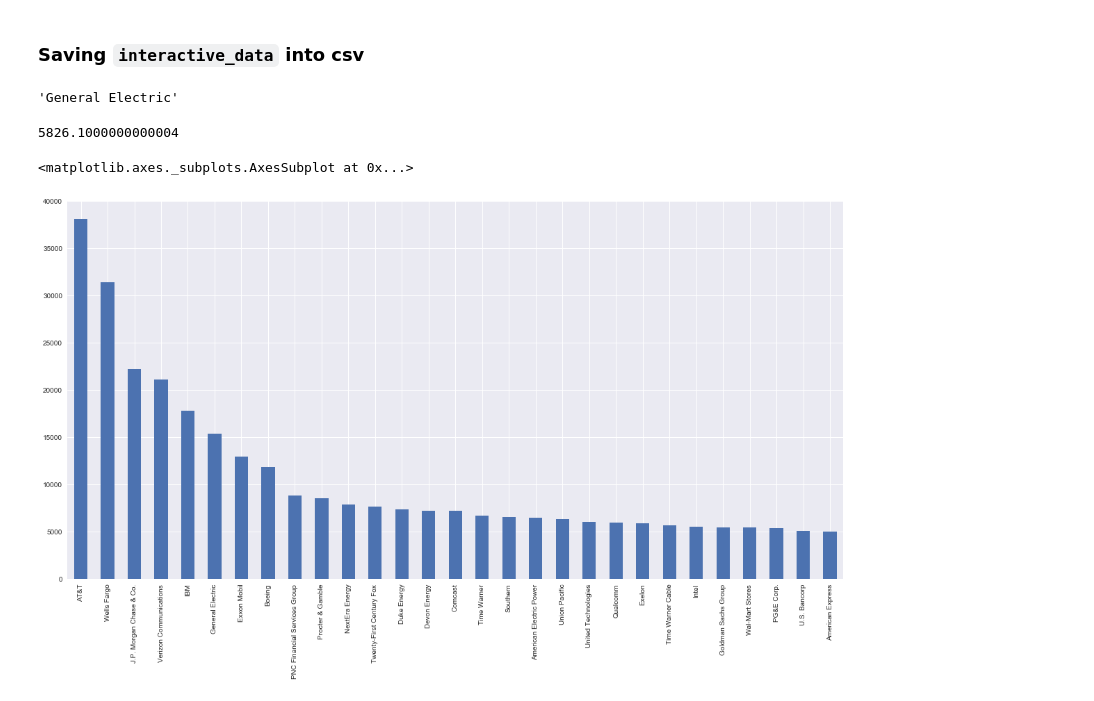
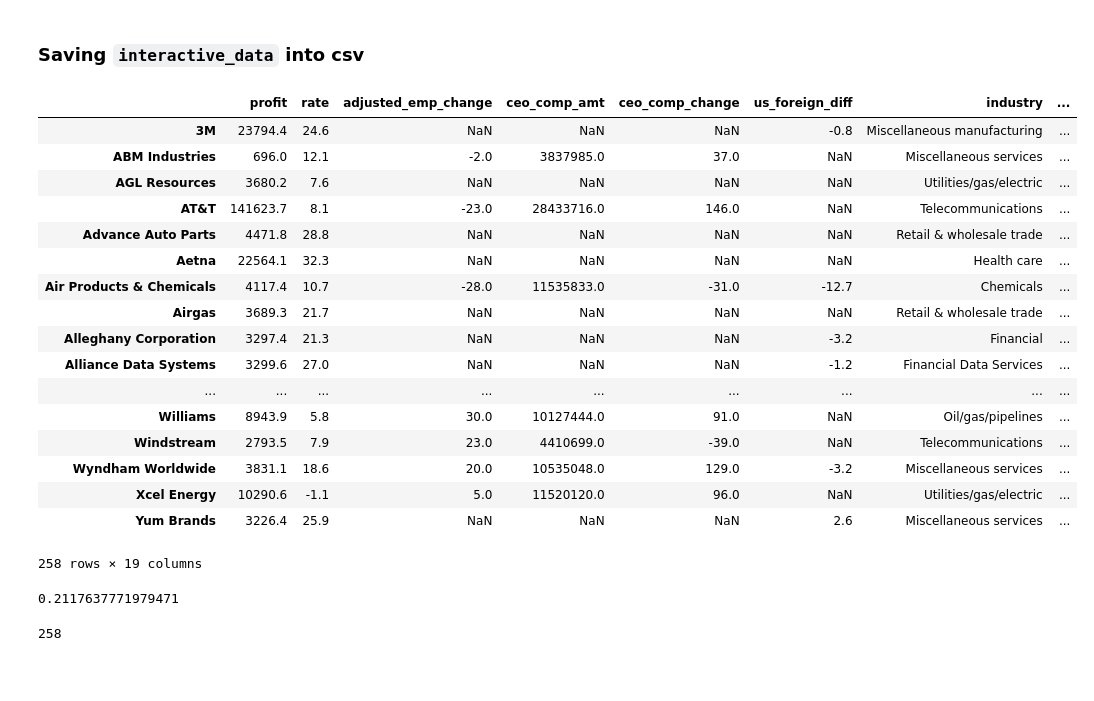
Before and after one commit to TheBatmanofButler/the-perfect-number, a Jupyter notebook: notebooks/Prototyping_Data.ipynb, the cells around one changed output. Drawn from its saved outputs; the diff is of its cells as text; code cells hidden in the pictures; blank space fills up the shorter version.

Commit message:
working on data bu

```diff
--- a/notebooks/Prototyping_Data.ipynb
+++ b/notebooks/Prototyping_Data.ipynb
@@ -45,7 +45,7 @@ itep_tax_rates.head()
 # %% [markdown]
 ### Transferred "U.S. Profits & U.S. Federal Income Taxes versus Foreign Profits & Foreign Income Taxes, 2008-15 for companies with foreign pretax profits at least 10% of total worldwide pretax profits, \$-million" table from Report B into `itep_foreign`
 # %%
-itep_foreign = pd.read_csv('../csv/report_data/itep_foreign.csv')
+itep_foreign = pd.read_csv('../public/csv/report_data/itep_foreign.csv')
 itep_foreign.columns = ['Company Name', 'US profit', 'US tax', 'US rate', 'Foreign profit', 'Foreign tax',
                           'Foreign rate', 'US rate - Foreign rate']
 itep_foreign.index = itep_foreign['Company Name']
@@ -62,7 +62,7 @@ itep_foreign.head()
 # %% [markdown]
 ### Transferred "3 Effective Federal Corporate Income Tax Rates on 258 Major Corporations, 2008–2015 by Industry" table from Report B into `itep_corp_indust`
 # %%
-itep_corp_indust = pd.read_csv('../csv/report_data/itep_corp_indust.csv')
+itep_corp_indust = pd.read_csv('../public/csv/report_data/itep_corp_indust.csv')
 itep_corp_indust.columns = ['Company Name', 'Industry']
 itep_corp_indust.index = itep_corp_indust['Company Name']
 itep_corp_indust.drop(itep_corp_indust.columns[0], axis = 1, inplace=True)
@@ -78,7 +78,7 @@ itep_corp_indust.head()
 # %% [markdown]
 ### Transferred industry categorization data from "100 Companies Paying Zero Tax or Less in at Least One Year, 2008–2015" table from Report B into `itep_zero_tax`
 # %%
-itep_zero_tax = pd.read_csv('../csv/report_data/itep_zero_tax.csv')
+itep_zero_tax = pd.read_csv('../public/csv/report_data/itep_zero_tax.csv')
 itep_zero_tax.columns = ['Company Name', 'Years with zero tax or less']
 itep_zero_tax.index = itep_zero_tax['Company Name']
 itep_zero_tax.drop(itep_zero_tax.columns[0], axis = 1, inplace=True)
@@ -94,7 +94,7 @@ itep_zero_tax.head()
 # %% [markdown]
 ### Transferred industry categorization data from "Company-By-Company Notes" from Report B into `itep_notes`
 # %%
-itep_notes = pd.read_csv('../csv/report_data/itep_notes.csv')
+itep_notes = pd.read_csv('../public/csv/report_data/itep_notes.csv')
 itep_notes.columns = ['Company Name', 'Note']
 itep_notes.index = itep_notes['Company Name']
 itep_notes.drop(itep_notes.columns[0], axis = 1, inplace=True)
@@ -444,13 +444,29 @@ interactive_data.to_csv('../csv/dv_data/interactive_data.csv', index_label='comp
-# %%
-master_table['Profit ($mil 2015)'].idxmin()
-# %% [output]
-'General Electric'
-# %%
-master_table.loc['General Electric']['Profit ($mil 2014)']
-# %% [output]
-5826.1000000000004
-# %%
-interactive_data[interactive_data['tax_break'] > 5000]['tax_break'].sort_values(ascending=False).plot(kind='bar')
-# %% [output]
-<matplotlib.axes._subplots.AxesSubplot at 0x...>
-[figure, removed]
+# %%
+interactive_data
+# %% [output]
+|  | profit | rate | adjusted_emp_change | ceo_comp_amt | ceo_comp_change | us_foreign_diff | industry | ... |
+| 3M | 23794.4 | 24.6 | NaN | NaN | NaN | -0.8 | Miscellaneous manufacturing | ... |
+| ABM Industries | 696.0 | 12.1 | -2.0 | 3837985.0 | 37.0 | NaN | Miscellaneous services | ... |
+| AGL Resources | 3680.2 | 7.6 | NaN | NaN | NaN | NaN | Utilities/gas/electric | ... |
+| AT&T | 141623.7 | 8.1 | -23.0 | 28433716.0 | 146.0 | NaN | Telecommunications | ... |
+| Advance Auto Parts | 4471.8 | 28.8 | NaN | NaN | NaN | NaN | Retail & wholesale trade | ... |
+| Aetna | 22564.1 | 32.3 | NaN | NaN | NaN | NaN | Health care | ... |
+| Air Products & Chemicals | 4117.4 | 10.7 | -28.0 | 11535833.0 | -31.0 | -12.7 | Chemicals | ... |
+| Airgas | 3689.3 | 21.7 | NaN | NaN | NaN | NaN | Retail & wholesale trade | ... |
+| Alleghany Corporation | 3297.4 | 21.3 | NaN | NaN | NaN | -3.2 | Financial | ... |
+| Alliance Data Systems | 3299.6 | 27.0 | NaN | NaN | NaN | -1.2 | Financial Data Services | ... |
+| ... | ... | ... | ... | ... | ... | ... | ... | ... |
+| Williams | 8943.9 | 5.8 | 30.0 | 10127444.0 | 91.0 | NaN | Oil/gas/pipelines | ... |
+| Windstream | 2793.5 | 7.9 | 23.0 | 4410699.0 | -39.0 | NaN | Telecommunications | ... |
+| Wyndham Worldwide | 3831.1 | 18.6 | 20.0 | 10535048.0 | 129.0 | -3.2 | Miscellaneous services | ... |
+| Xcel Energy | 10290.6 | -1.1 | 5.0 | 11520120.0 | 96.0 | NaN | Utilities/gas/electric | ... |
+| Yum Brands | 3226.4 | 25.9 | NaN | NaN | NaN | 2.6 | Miscellaneous services | ... |
+258 rows × 19 columns
+# %%
+(interactive_data['profit'].sum() * 0.35 - interactive_data['tax_break'].sum() ) / interactive_data['profit'].sum()
+# %% [output]
+0.2117637771979471
+# %%
+len(interactive_data)
+# %% [output]
+258
```
Also changed, not shown: parts of 3 cells of this notebook, 5 other files.
